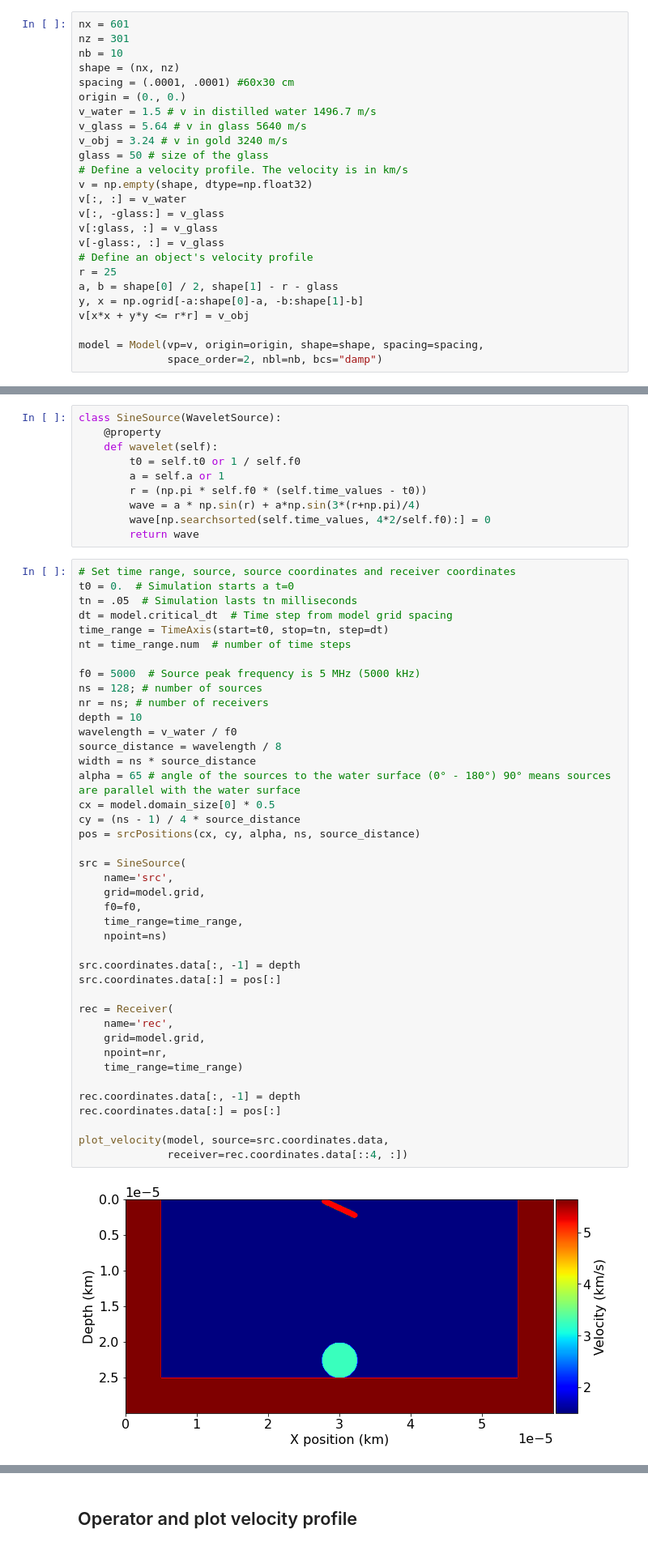
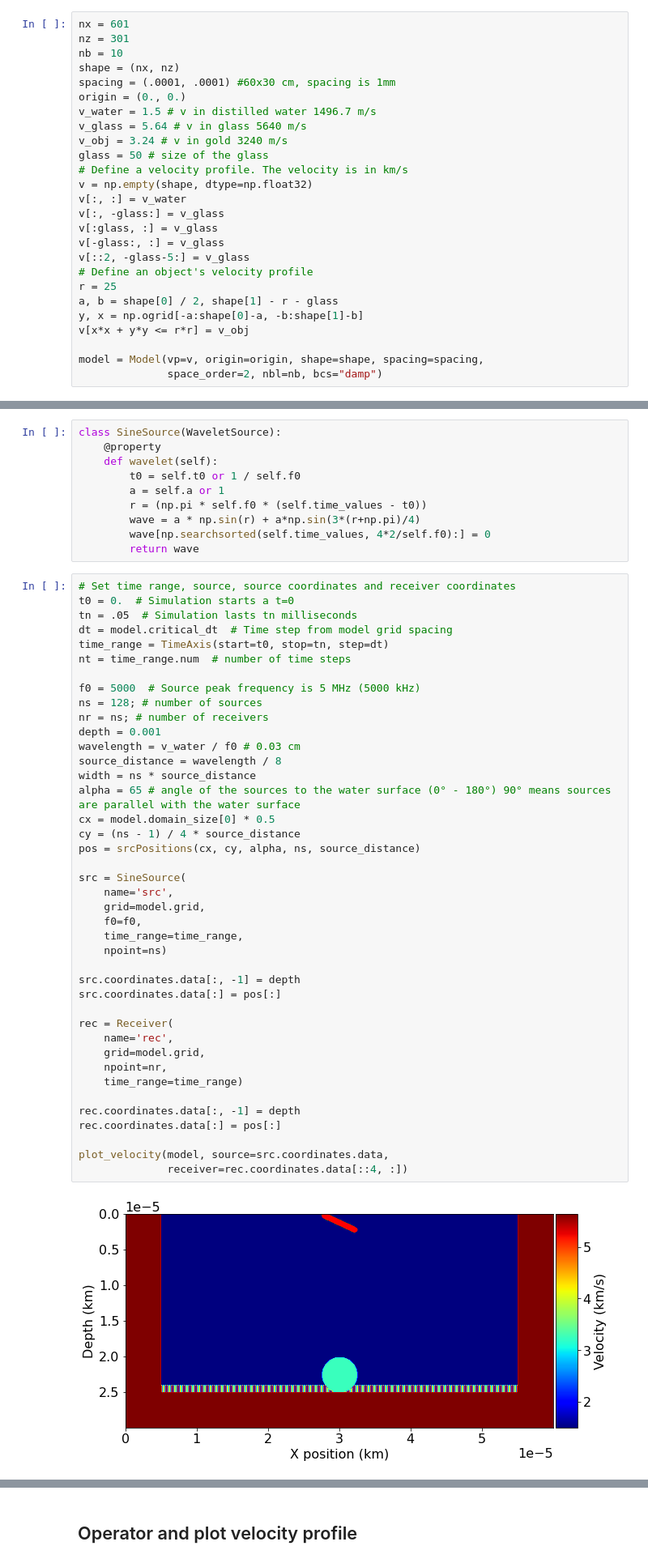
Before and after one commit to bgd54/sonar-FWI, a Jupyter notebook: water_tank/05_imaging.ipynb, the cells around one changed output, grey strips where cells are left out. Shown at 81% size. Cells and saved outputs as stored; diff of their text form.

```diff
--- a/water_tank/05_imaging.ipynb
+++ b/water_tank/05_imaging.ipynb
@@ -20,7 +20,7 @@ nx = 601
 nz = 301
 nb = 10
 shape = (nx, nz)
-spacing = (.0001, .0001) #60x30 cm
+spacing = (.0001, .0001) #60x30 cm, spacing is 1mm
 origin = (0., 0.)
 v_water = 1.5 # v in distilled water 1496.7 m/s
 v_glass = 5.64 # v in glass 5640 m/s
@@ -32,6 +32,7 @@ v[:, :] = v_water
 v[:, -glass:] = v_glass
 v[:glass, :] = v_glass
 v[-glass:, :] = v_glass
+v[::2, -glass-5:] = v_glass
 # Define an object's velocity profile
 r = 25
 a, b = shape[0] / 2, shape[1] - r - glass
@@ -77,38 +78,38 @@ nt = time_range.num  # number of time steps
 f0 = 5000  # Source peak frequency is 5 MHz (5000 kHz)
 ns = 128; # number of sources
 nr = ns; # number of receivers
-depth = 10
-wavelength = v_water / f0
+depth = 0.001
+wavelength = v_water / f0 # 0.03 cm
 source_distance = wavelength / 8
 width = ns * source_distance
 alpha = 65 # angle of the sources to the water surface (0° - 180°) 90° means sources are parallel with the water surface
 cx = model.domain_size[0] * 0.5
 cy = (ns - 1) / 4 * source_distance
 pos = srcPositions(cx, cy, alpha, ns, source_distance)
 
 src = SineSource(
     name='src',
     grid=model.grid,
     f0=f0,
     time_range=time_range,
     npoint=ns)
 
 src.coordinates.data[:, -1] = depth
 src.coordinates.data[:] = pos[:]
 
 rec = Receiver(
     name='rec',
     grid=model.grid,
     npoint=nr,
     time_range=time_range)
 
 rec.coordinates.data[:, -1] = depth
 rec.coordinates.data[:] = pos[:]
 
 plot_velocity(model, source=src.coordinates.data,
               receiver=rec.coordinates.data[::4, :])
 # %% [output]
-[figure, old version]
+[figure, new version]
 # %%
 plt.figure()
 plt.plot(src.time_values[0:600], src.data[:600,0])
```
Also changed, not shown: parts of 5 cells of this notebook.
